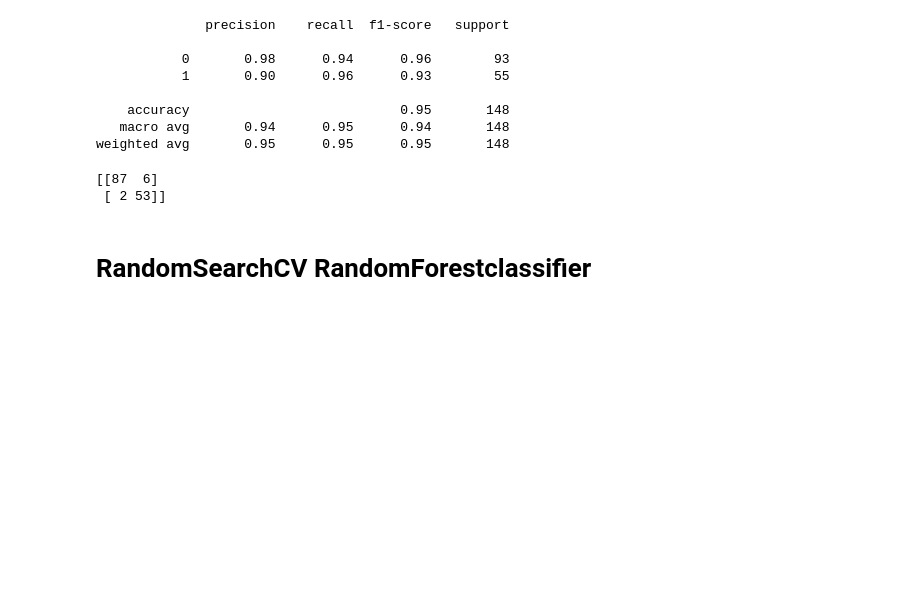
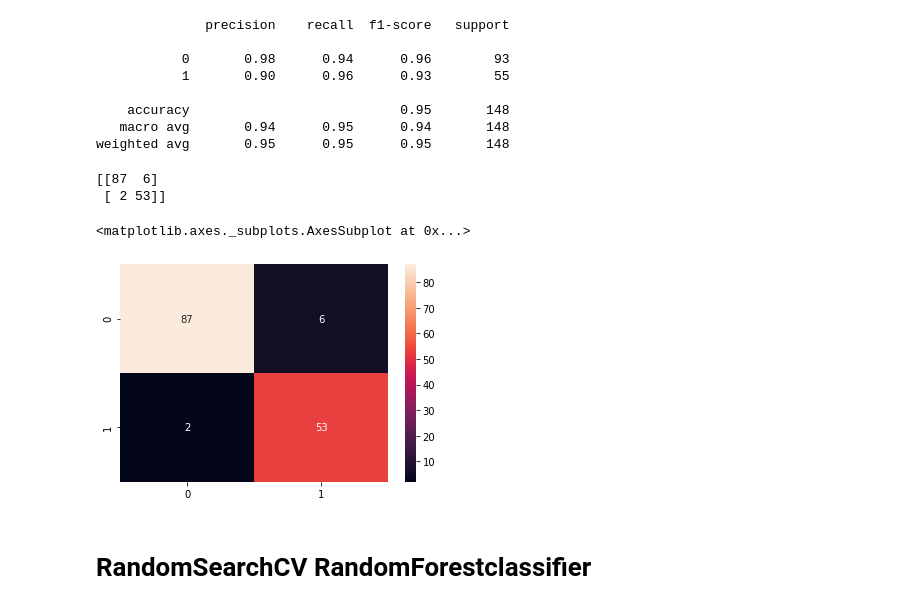
Before and after one commit to Tanmay2262/HyperParameter-Tuning, a Jupyter notebook: Hyperparameter_tuning .ipynb, the cells around one changed output. Cells and saved outputs as stored; diff of their text form; code cells hidden in the pictures; blank space fills up the shorter version.

```diff
--- a/Hyperparameter_tuning .ipynb
+++ b/Hyperparameter_tuning .ipynb
@@ -368,6 +422,11 @@ print(confusion_matrix(y_test,y_pred2))
 # %% [output]
 [[87  6]
  [ 2 53]]
+# %%
+sn.heatmap(confusion_matrix(y_test,y_pred2),annot=True)
+# %% [output]
+<matplotlib.axes._subplots.AxesSubplot at 0x...>
+[figure, added]
 # %% [markdown]
 # RandomSearchCV RandomForestclassifier
 # %%
```
Also changed, not shown: parts of 47 cells of this notebook.
